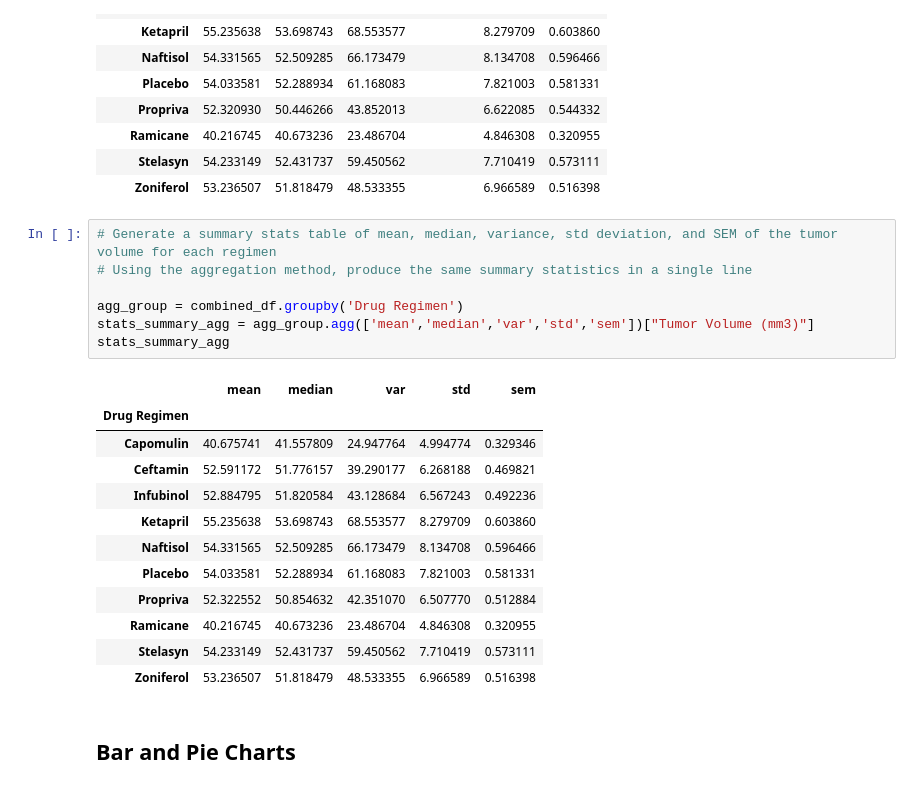
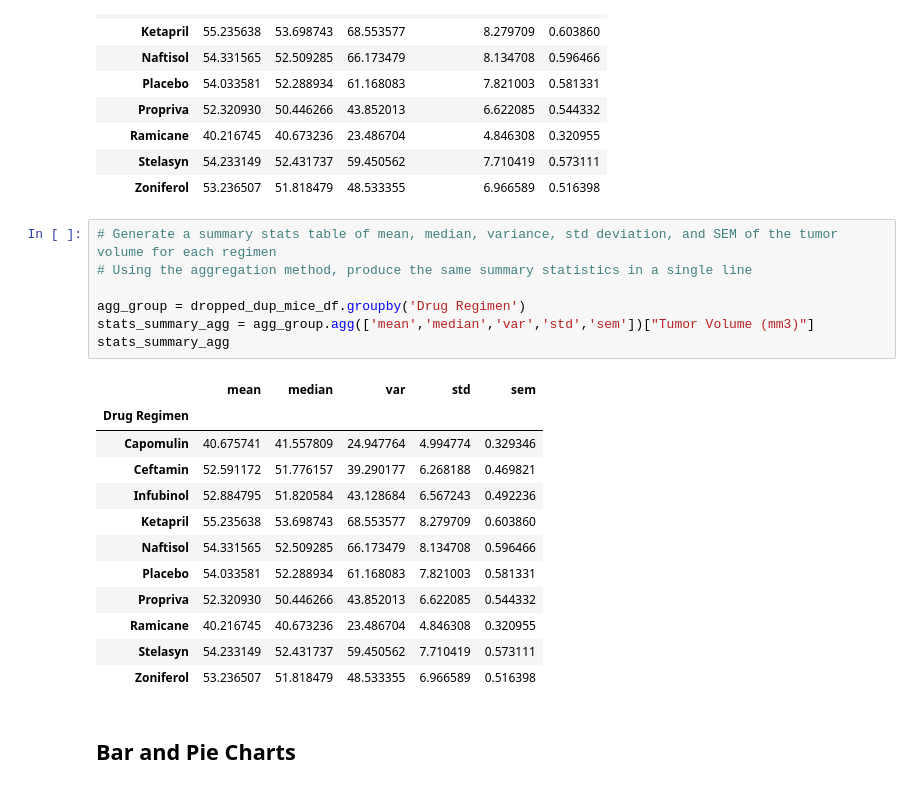
Before and after one commit to tarapolli/Matplotlib-challenge, a Jupyter notebook: pymaceuticals_starter.ipynb, the cells around one changed output. Cells and saved outputs as stored; diff of their text form.

```diff
--- a/pymaceuticals_starter.ipynb
+++ b/pymaceuticals_starter.ipynb
@@ -224,20 +245,20 @@ stats_summary
 # %%
 # Generate a summary stats table of mean, median, variance, std deviation, and SEM of the tumor volume for each regimen
 # Using the aggregation method, produce the same summary statistics in a single line
 
-agg_group = combined_df.groupby('Drug Regimen')
+agg_group = dropped_dup_mice_df.groupby('Drug Regimen')
 stats_summary_agg = agg_group.agg(['mean','median','var','std','sem'])["Tumor Volume (mm3)"]
 stats_summary_agg
 # %% [output]
 |  | mean | median | var | std | sem |
 | Drug Regimen |  |  |  |  |  |
 | Capomulin | 40.675741 | 41.557809 | 24.947764 | 4.994774 | 0.329346 |
 | Ceftamin | 52.591172 | 51.776157 | 39.290177 | 6.268188 | 0.469821 |
 | Infubinol | 52.884795 | 51.820584 | 43.128684 | 6.567243 | 0.492236 |
 | Ketapril | 55.235638 | 53.698743 | 68.553577 | 8.279709 | 0.603860 |
 | Naftisol | 54.331565 | 52.509285 | 66.173479 | 8.134708 | 0.596466 |
 | Placebo | 54.033581 | 52.288934 | 61.168083 | 7.821003 | 0.581331 |
-| Propriva | 52.322552 | 50.854632 | 42.351070 | 6.507770 | 0.512884 |
+| Propriva | 52.320930 | 50.446266 | 43.852013 | 6.622085 | 0.544332 |
 | Ramicane | 40.216745 | 40.673236 | 23.486704 | 4.846308 | 0.320955 |
 | Stelasyn | 54.233149 | 52.431737 | 59.450562 | 7.710419 | 0.573111 |
 | Zoniferol | 53.236507 | 51.818479 | 48.533355 | 6.966589 | 0.516398 |
```
Also changed, not shown: parts of 22 cells of this notebook.
